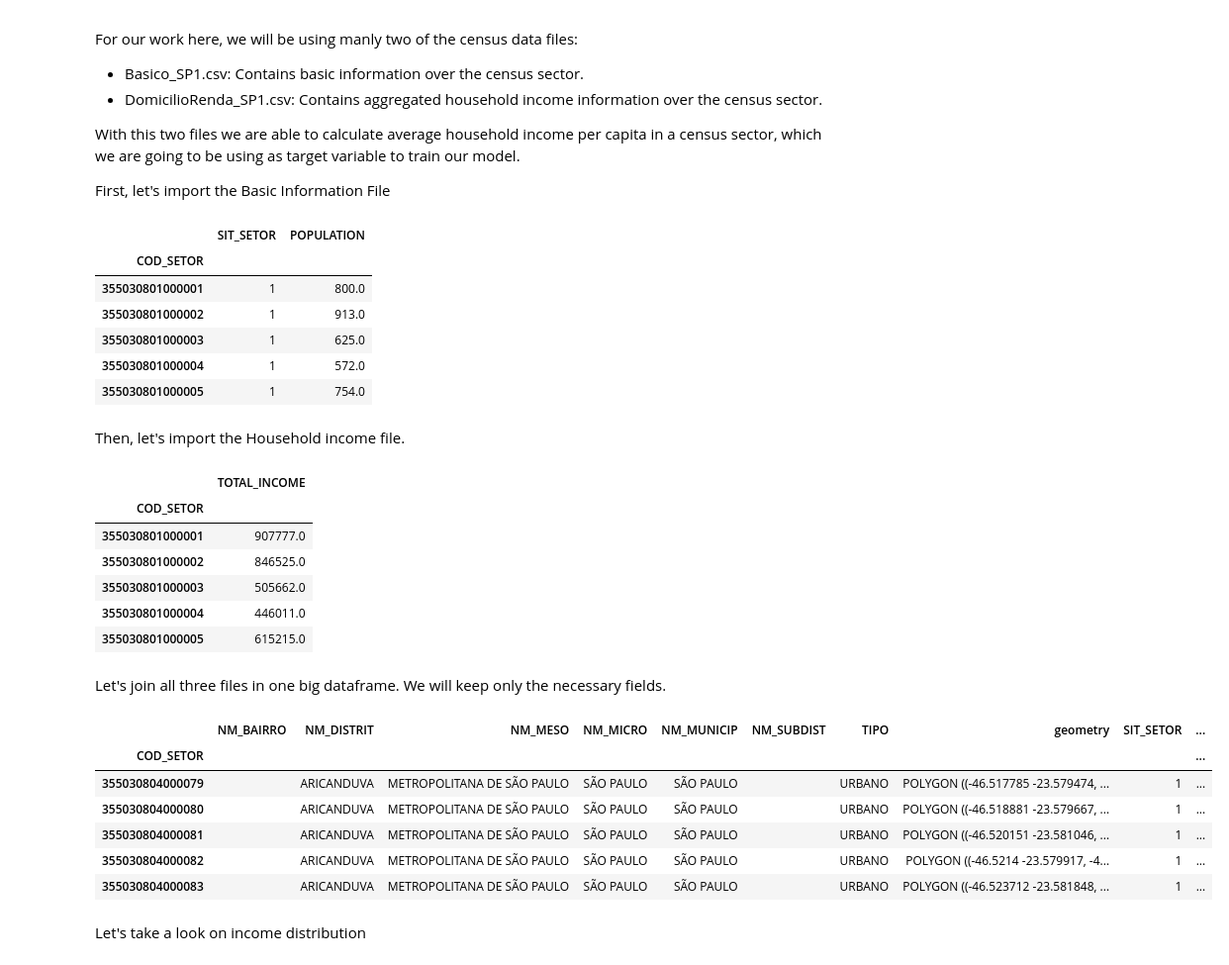
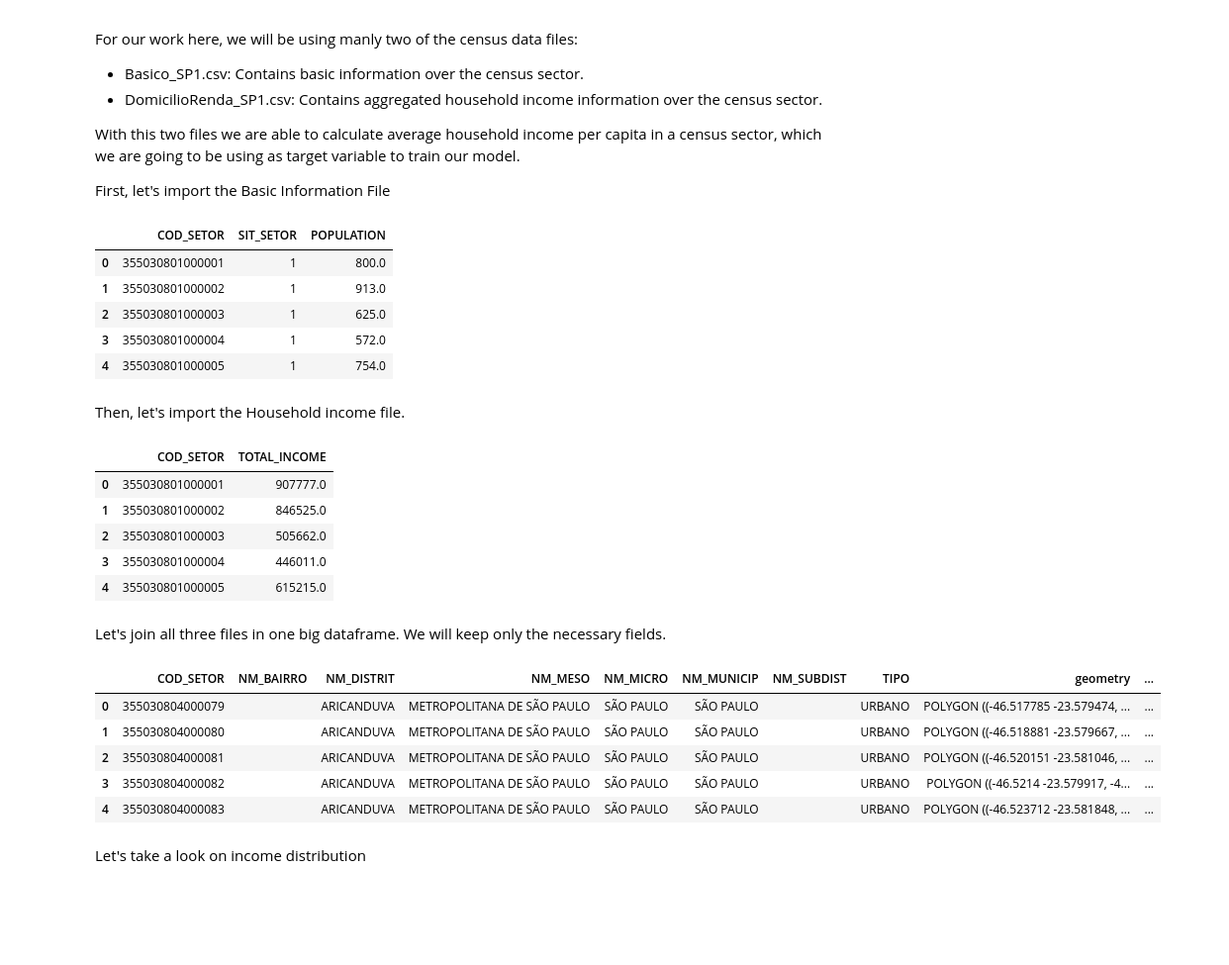
Before and after one commit to hemagso/mapping, a Jupyter notebook: generate_census.ipynb, the cells around one changed output. Shown at 99% size. Cells and saved outputs as stored; diff of their text form; code cells hidden in the pictures; blank space fills up the shorter version.

```diff
--- a/generate_census.ipynb
+++ b/generate_census.ipynb
@@ -36,6 +36,5 @@ df_sectors.columns = [
     'geometry'
 ]
 df_sectors["COD_SETOR"] = pd.to_numeric(df_sectors["COD_SETOR"])
-df_sectors.set_index("COD_SETOR", inplace=True)
 df_sectors.head()
 # %% [output]
@@ -76,16 +74,14 @@ df_basic = pd.read_csv(
     usecols=["Cod_setor", "Situacao_setor", "V002"],
 )
 df_basic.columns = ["COD_SETOR", "SIT_SETOR", "POPULATION"]
-df_basic.set_index("COD_SETOR", inplace=True)
 df_basic.head()
 # %% [output]
-|  | SIT_SETOR | POPULATION |
-| COD_SETOR |  |  |
-| 355030801000001 | 1 | 800.0 |
-| 355030801000002 | 1 | 913.0 |
-| 355030801000003 | 1 | 625.0 |
-| 355030801000004 | 1 | 572.0 |
-| 355030801000005 | 1 | 754.0 |
+|  | COD_SETOR | SIT_SETOR | POPULATION |
+| 0 | 355030801000001 | 1 | 800.0 |
+| 1 | 355030801000002 | 1 | 913.0 |
+| 2 | 355030801000003 | 1 | 625.0 |
+| 3 | 355030801000004 | 1 | 572.0 |
+| 4 | 355030801000005 | 1 | 754.0 |
 # %% [markdown]
 Then, let's import the Household income file.
 # %%
@@ -99,45 +95,40 @@ df_income = pd.read_csv(
 df_income.columns = ["COD_SETOR", "TOTAL_INCOME"]
 #There are some X values in the total income field that we will be treating as missing data
 df_income["TOTAL_INCOME"] = pd.to_numeric(df_income["TOTAL_INCOME"], errors="coerce")
-df_income.set_index("COD_SETOR", inplace=True)
 df_income.head()
 # %% [output]
-|  | TOTAL_INCOME |
-| COD_SETOR |  |
-| 355030801000001 | 907777.0 |
-| 355030801000002 | 846525.0 |
-| 355030801000003 | 505662.0 |
-| 355030801000004 | 446011.0 |
-| 355030801000005 | 615215.0 |
+|  | COD_SETOR | TOTAL_INCOME |
+| 0 | 355030801000001 | 907777.0 |
+| 1 | 355030801000002 | 846525.0 |
+| 2 | 355030801000003 | 505662.0 |
+| 3 | 355030801000004 | 446011.0 |
+| 4 | 355030801000005 | 615215.0 |
 # %% [markdown]
 Let's join all three files in one big dataframe. We will keep only the necessary fields.
 # %%
 df_temp = pd.merge(
     df_basic,
     df_income,
     how="inner",
-    left_index=True,
-    right_index=True
+    on="COD_SETOR"
 )
 
 df_final = pd.merge(
     df_sectors,
     df_temp,
     how="inner",
-    left_index=True,
-    right_index=True
+    on="COD_SETOR"
 )
 
 df_final["MEAN_INCOME"] = df_final["TOTAL_INCOME"] / df_final["POPULATION"]
 df_final.head()
 # %% [output]
-|  | NM_BAIRRO | NM_DISTRIT | NM_MESO | NM_MICRO | NM_MUNICIP | NM_SUBDIST | TIPO | geometry | SIT_SETOR | ... |
-| COD_SETOR |  |  |  |  |  |  |  |  |  | ... |
-| 355030804000079 |  | ARICANDUVA | METROPOLITANA DE SÃO PAULO | SÃO PAULO | SÃO PAULO |  | URBANO | POLYGON ((-46.517785 -23.579474, ... | 1 | ... |
-| 355030804000080 |  | ARICANDUVA | METROPOLITANA DE SÃO PAULO | SÃO PAULO | SÃO PAULO |  | URBANO | POLYGON ((-46.518881 -23.579667, ... | 1 | ... |
-| 355030804000081 |  | ARICANDUVA | METROPOLITANA DE SÃO PAULO | SÃO PAULO | SÃO PAULO |  | URBANO | POLYGON ((-46.520151 -23.581046, ... | 1 | ... |
-| 355030804000082 |  | ARICANDUVA | METROPOLITANA DE SÃO PAULO | SÃO PAULO | SÃO PAULO |  | URBANO | POLYGON ((-46.5214 -23.579917, -4... | 1 | ... |
-| 355030804000083 |  | ARICANDUVA | METROPOLITANA DE SÃO PAULO | SÃO PAULO | SÃO PAULO |  | URBANO | POLYGON ((-46.523712 -23.581848, ... | 1 | ... |
+|  | COD_SETOR | NM_BAIRRO | NM_DISTRIT | NM_MESO | NM_MICRO | NM_MUNICIP | NM_SUBDIST | TIPO | geometry | ... |
+| 0 | 355030804000079 |  | ARICANDUVA | METROPOLITANA DE SÃO PAULO | SÃO PAULO | SÃO PAULO |  | URBANO | POLYGON ((-46.517785 -23.579474, ... | ... |
+| 1 | 355030804000080 |  | ARICANDUVA | METROPOLITANA DE SÃO PAULO | SÃO PAULO | SÃO PAULO |  | URBANO | POLYGON ((-46.518881 -23.579667, ... | ... |
+| 2 | 355030804000081 |  | ARICANDUVA | METROPOLITANA DE SÃO PAULO | SÃO PAULO | SÃO PAULO |  | URBANO | POLYGON ((-46.520151 -23.581046, ... | ... |
+| 3 | 355030804000082 |  | ARICANDUVA | METROPOLITANA DE SÃO PAULO | SÃO PAULO | SÃO PAULO |  | URBANO | POLYGON ((-46.5214 -23.579917, -4... | ... |
+| 4 | 355030804000083 |  | ARICANDUVA | METROPOLITANA DE SÃO PAULO | SÃO PAULO | SÃO PAULO |  | URBANO | POLYGON ((-46.523712 -23.581848, ... | ... |
 # %% [markdown]
 Let's take a look on income distribution
 # %%
```
Also changed, not shown: parts of 5 cells of this notebook, 1 other file.
